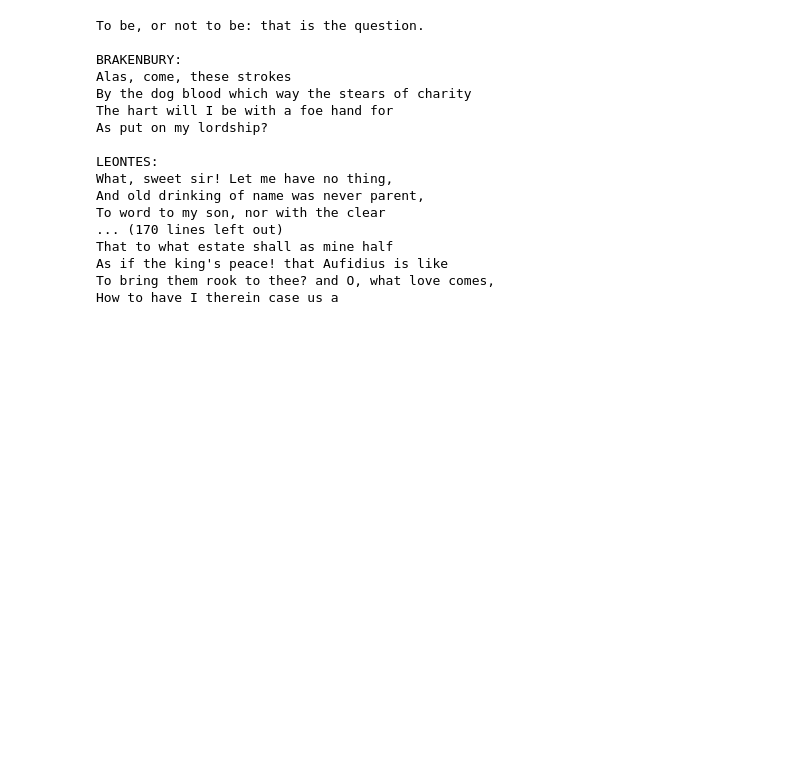
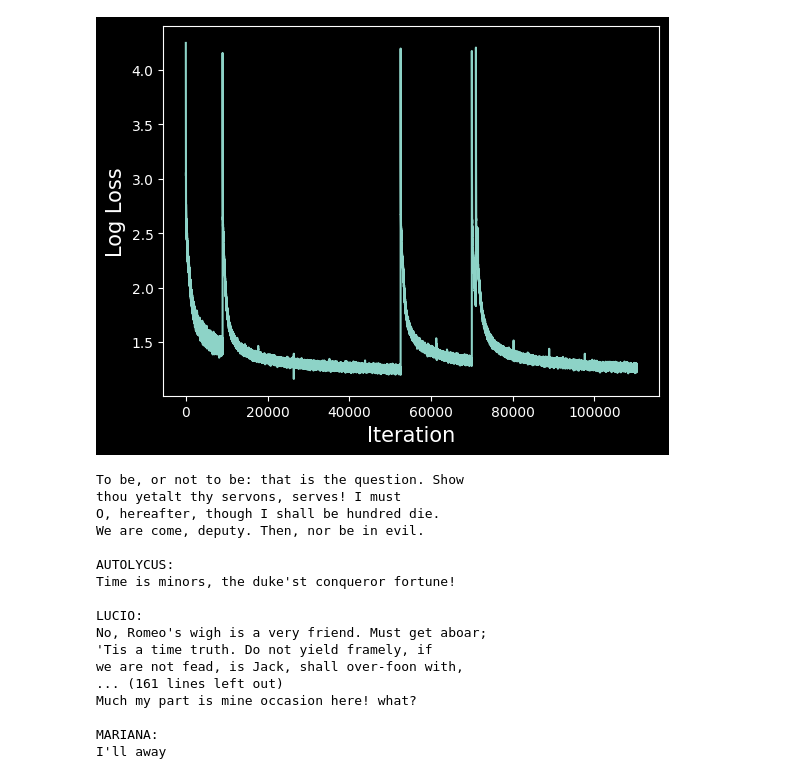
Before and after one commit to 19revey/ML_collections, a Jupyter notebook: generative_transformer/test.ipynb, the cells around one changed output. Drawn from its saved outputs; the diff is of its cells as text; code cells hidden in the pictures; blank space fills up the shorter version.

```diff
--- a/generative_transformer/test.ipynb
+++ b/generative_transformer/test.ipynb
@@ -52,29 +37,49 @@ epoch: 1     |  batch: 6000     |  average batch loss: 1.4093
+# %%
+import numpy as np
+import matplotlib.pyplot as plt
+model = genet.GPT.from_checkpoint("checkpoints/best_model.ckpt")
+loss_history = np.genfromtxt("checkpoints/loss_history.txt")
+
+plt.style.use("dark_background")
+plt.plot(loss_history)
+plt.ylabel("Log Loss", fontsize=15)
+plt.xlabel("Iteration", fontsize=15)
+plt.show()
+# plt.savefig("loss_history.png", dpi=200)
+# %% [output]
+[figure, added]
 # %%
+import genet
+import torch
+from genet.util.text_character_tokenizer import TextCharacterTokenizer, TextCharacterDataset
+from genet.util.config import TrainConfigure, ModelConfigure
+from genet import Trainer
 
-model = genet.GPT.from_checkpoint("checkpoints/best_model.ckpt")
+corpus_file_path = "input.txt"
+tokenizer = TextCharacterTokenizer.from_file(corpus_file_path)
 
+# model = genet.GPT.from_checkpoint("checkpoints/best_model.ckpt")
 context = "To be, or not to be: that is the question."
-
 generation = model.generate(tokenizer.encode(context), 5000, do_sample=True)
 
 print(tokenizer.decode(generation.flatten().tolist()))
 # with open("generated-shakespeare.txt", "w") as f:
 #     f.write(tokenizer.decode(generation.flatten().tolist()))
 # %% [output]
-To be, or not to be: that is the question.
+To be, or not to be: that is the question. Show
+thou yetalt thy servons, serves! I must
+O, hereafter, though I shall be hundred die.
+We are come, deputy. Then, nor be in evil.
 
-BRAKENBURY:
-Alas, come, these strokes
-By the dog blood which way the stears of charity
-The hart will I be with a foe hand for
-As put on my lordship?
+AUTOLYCUS:
+Time is minors, the duke'st conqueror fortune!
 
-LEONTES:
-What, sweet sir! Let me have no thing,
-And old drinking of name was never parent,
-To word to my son, nor with the clear
-... (170 lines left out)
-That to what estate shall as mine half
-As if the king's peace! that Aufidius is like
-To bring them rook to thee? and O, what love comes,
-How to have I therein case us a
+LUCIO:
+No, Romeo's wigh is a very friend. Must get aboar;
+'Tis a time truth. Do not yield framely, if
+we are not fead, is Jack, shall over-foon with,
+... (161 lines left out)
+Much my part is mine occasion here! what?
+
+MARIANA:
+I'll away
```
Also changed, not shown: parts of 4 cells of this notebook, 6 other files.
